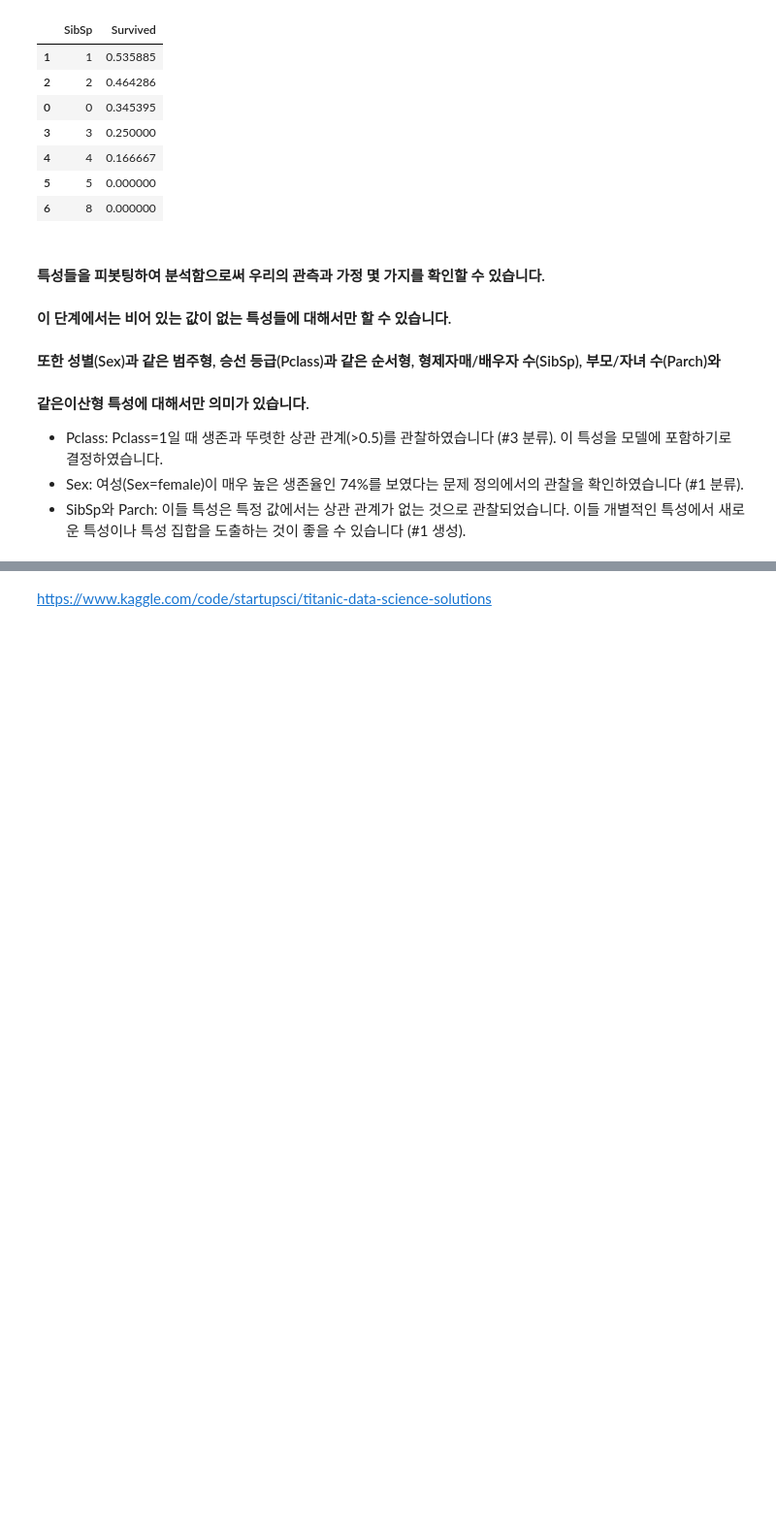
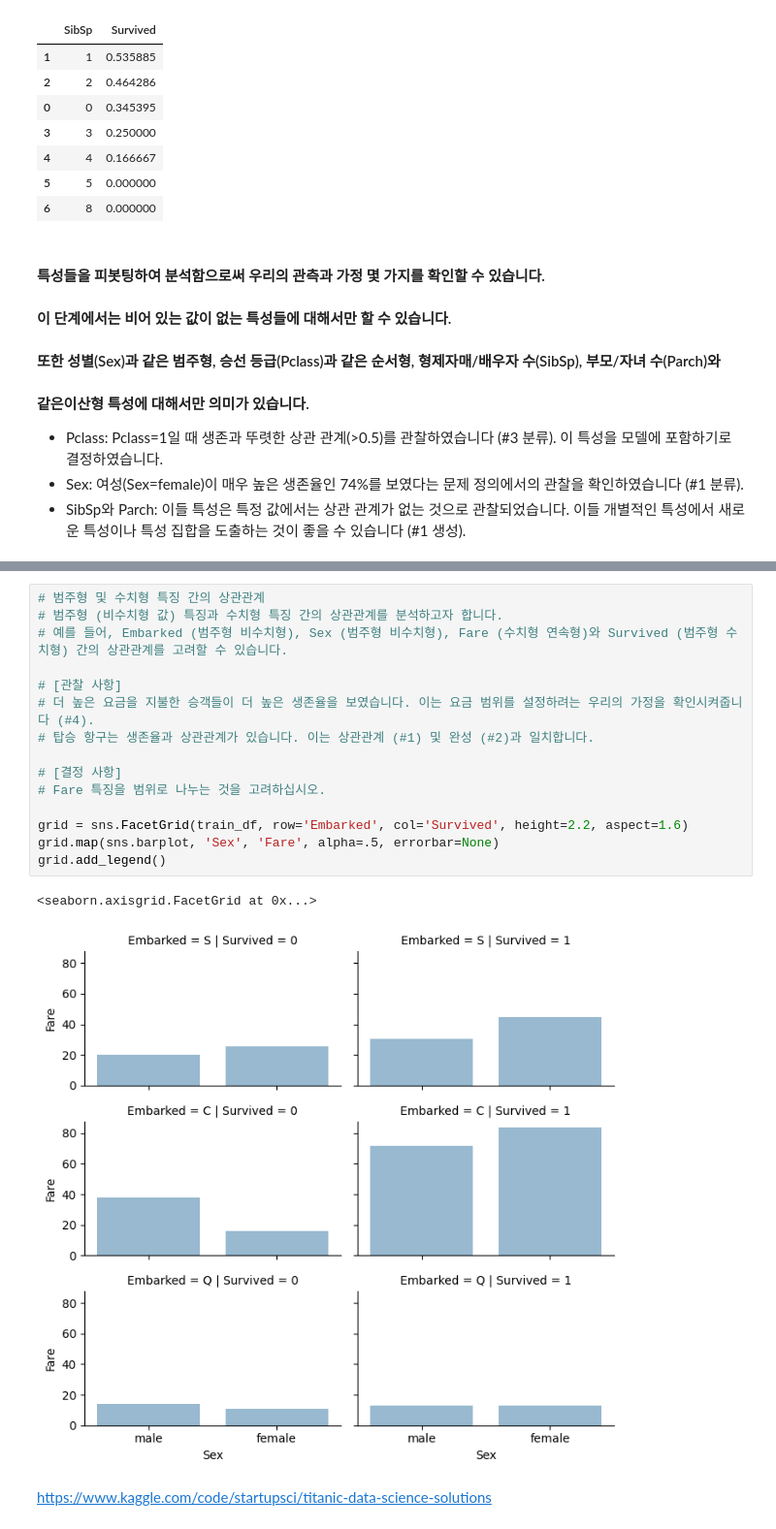
Before and after one commit to kim-bo-saeng/Data_analysis, a Jupyter notebook: titanic_classfication/titanic_analysis.ipynb, the cells around one changed output, grey strips where cells are left out. Shown: that part at 97% size. Saved outputs shown, nothing was run; the diff lists cells and outputs as text; blank space fills up the shorter version.

```diff
--- a/titanic_classfication/titanic_analysis.ipynb
+++ b/titanic_classfication/titanic_analysis.ipynb
@@ -282,2 +283,20 @@ grid.add_legend()
+# %%
+# 범주형 및 수치형 특징 간의 상관관계
+# 범주형 (비수치형 값) 특징과 수치형 특징 간의 상관관계를 분석하고자 합니다.
+# 예를 들어, Embarked (범주형 비수치형), Sex (범주형 비수치형), Fare (수치형 연속형)와 Survived (범주형 수치형) 간의 상관관계를 고려할 수 있습니다.
+
+# [관찰 사항]
+# 더 높은 요금을 지불한 승객들이 더 높은 생존율을 보였습니다. 이는 요금 범위를 설정하려는 우리의 가정을 확인시켜줍니다 (#4).
+# 탑승 항구는 생존율과 상관관계가 있습니다. 이는 상관관계 (#1) 및 완성 (#2)과 일치합니다.
+
+# [결정 사항]
+# Fare 특징을 범위로 나누는 것을 고려하십시오.
+
+grid = sns.FacetGrid(train_df, row='Embarked', col='Survived', height=2.2, aspect=1.6)
+grid.map(sns.barplot, 'Sex', 'Fare', alpha=.5, errorbar=None)
+grid.add_legend()
+# %% [output]
+<seaborn.axisgrid.FacetGrid at 0x...>
+[figure, added]
 # %% [markdown]
 https://www.kaggle.com/code/startupsci/titanic-data-science-solutions
```
Also changed, not shown: parts of 3 cells of this notebook.
